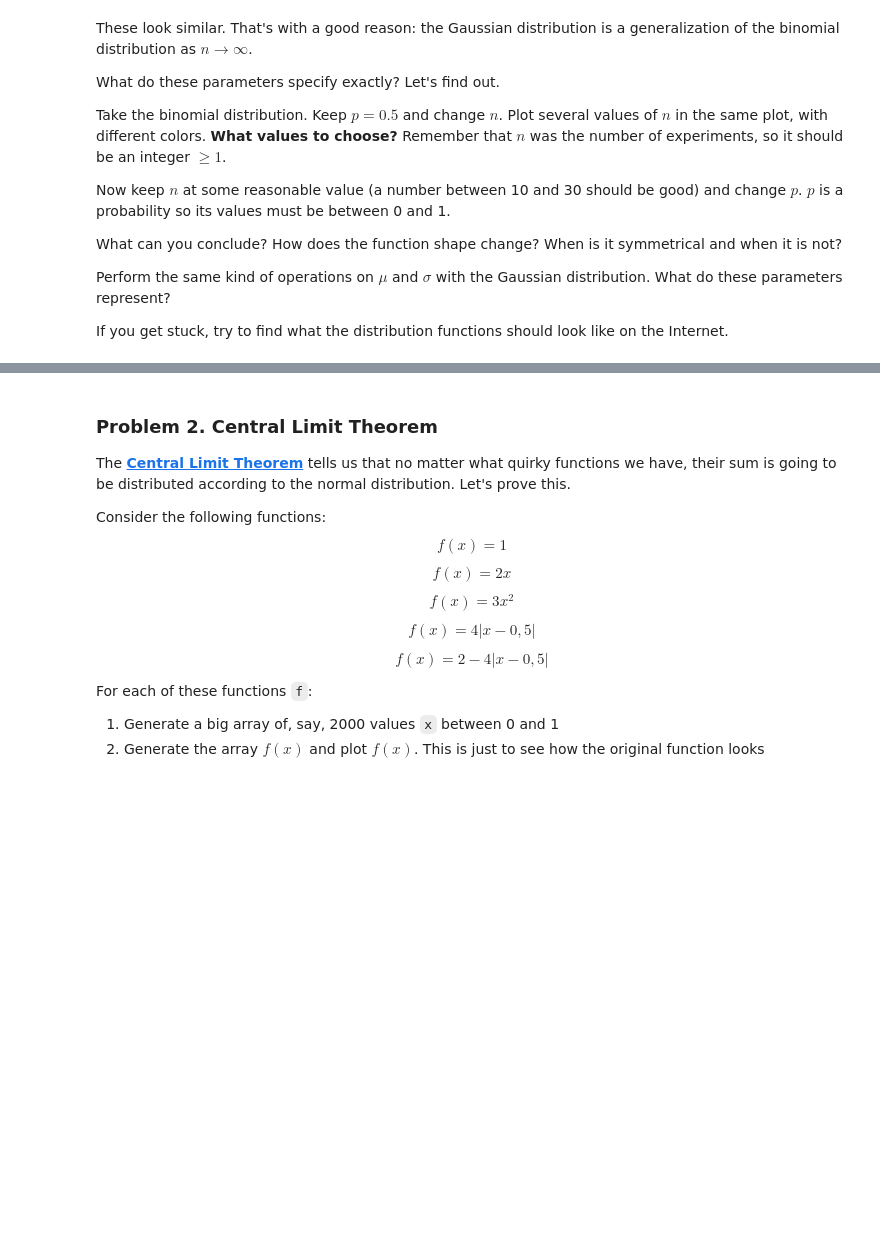
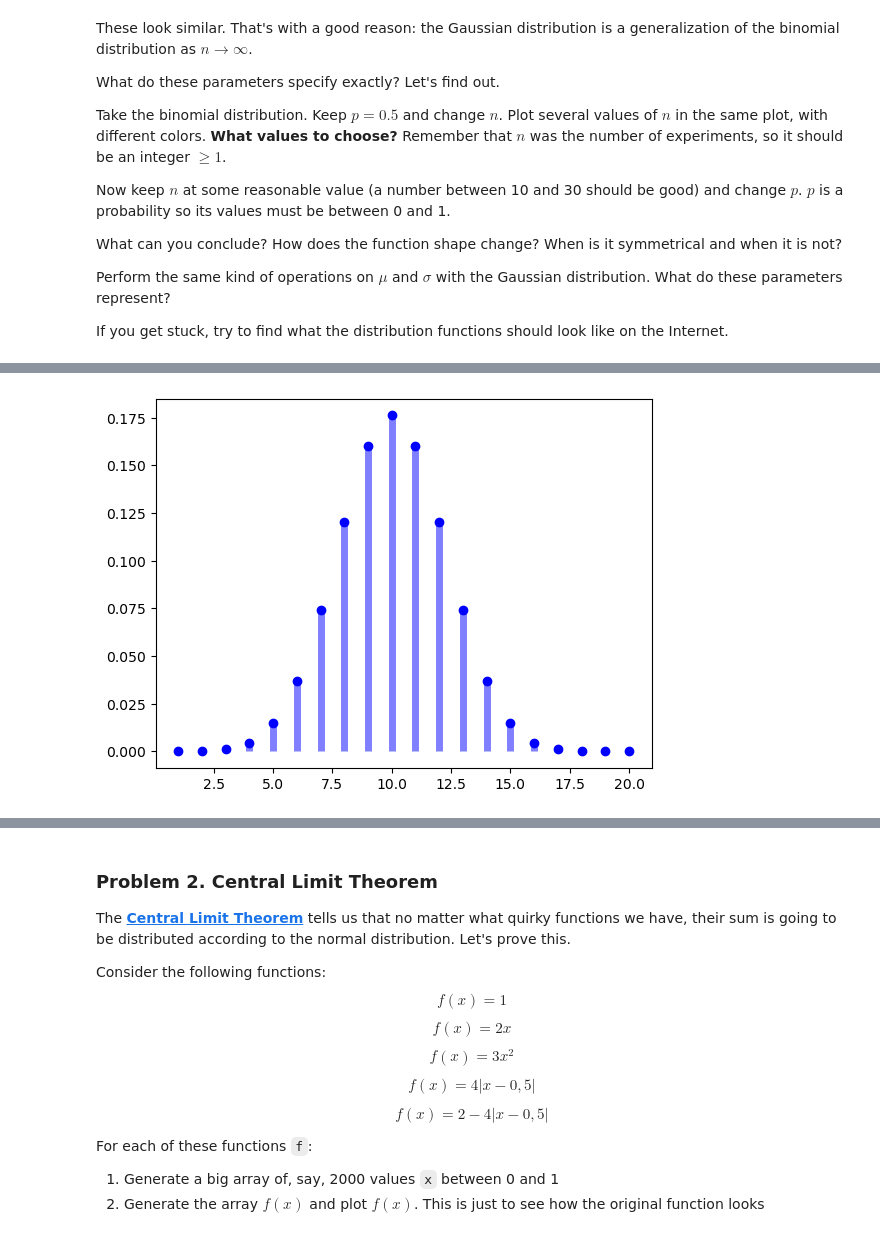
Before and after one commit to GalkaKG/Math-Concepts-for-Developers, a Jupyter notebook: 10. Exercise Probability and combinatorics/Probability and Combinatorics Exercise.ipynb, the cells around one changed output, grey strips where cells are left out. Saved outputs shown, nothing was run; the diff lists cells and outputs as text; code cells hidden in the pictures; blank space fills up the shorter version.

```diff
--- a/10. Exercise Probability and combinatorics/Probability and Combinatorics Exercise.ipynb
+++ b/10. Exercise Probability and combinatorics/Probability and Combinatorics Exercise.ipynb
@@ -67,0 +87,4 @@ If you get stuck, try to find what the distribution functions should look like o
+# %%
+plot_binomial_distribution(x_binomial, n = 20, p = 0.5)
+# %% [output]
+[figure, added]
```
Also changed, not shown: parts of 19 cells of this notebook.
